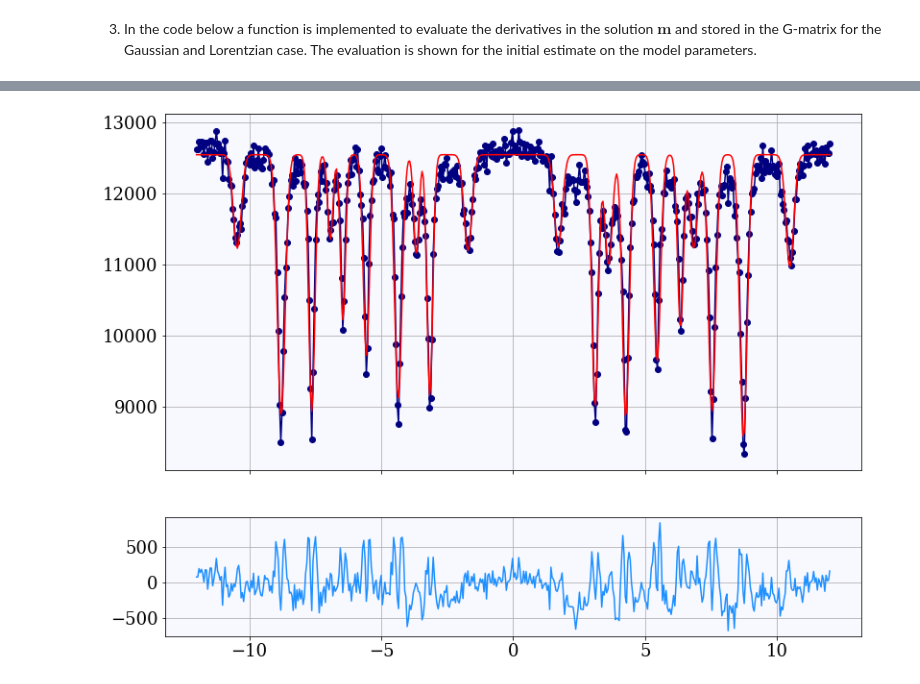
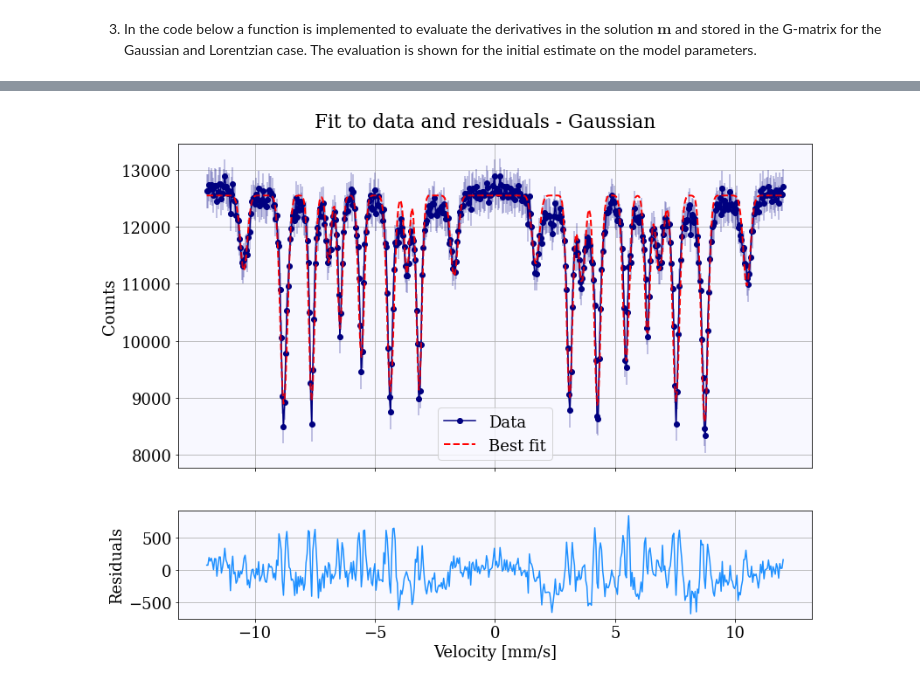
Before and after one commit to Emilie-Jessen/Inverse-Problems, a Jupyter notebook: Assignment_03/Assignment03.ipynb, the cells around one changed output, grey strips where cells are left out. Saved outputs shown, nothing was run; the diff lists cells and outputs as text; code cells hidden in the pictures.

```diff
--- a/Assignment_03/Assignment03.ipynb
+++ b/Assignment_03/Assignment03.ipynb
@@ -216,8 +229,7 @@ fig.tight_layout();
 # Data covariance matrix - assuming uncorrelated data
 C_D = np.diag(yerr**2)
 
-
-# Estimating correlation between parameters
+# Estimating correlation between the width and area of the peaks
 corr_val = 1e-5
 corr_M = np.array([np.array([0, 1, 0]),
                    np.array([1, 0, 0]),
@@ -225,26 +237,27 @@ corr_M = np.array([np.array([0, 1, 0]),
 corr = np.kron(np.eye(20), corr_M)
 
 
-# Esimating the uncertainties in the parameters as percentages of the initial guess
-sigma_A_Gauss = A0 * 0.05
-sigma_A_Lorentz = A0_L * 0.05
-sigma_f = f0 * 0.02
-sigma_c = c0 * 0.03
+# Esimating the uncertainties in the parameter values as percentages of the initial guess
+sigma_A_Gauss = A0 * 0.04
+sigma_A_Lorentz = A0_L * 0.04
+sigma_f = f0 * 0.01
+sigma_c = c0 * 0.02
 
+# Creating the covariance matrices for the model parameters as a sum of the diagonal matrix of the uncertainties and the correlation matrix
 C_M_Gauss = np.diag(np.array([sigma_A_Gauss**2, sigma_f**2, sigma_c**2]).reshape(3,20).T.flatten()) + corr
 C_M_Lorentz = np.diag(np.array([sigma_A_Lorentz**2, sigma_f**2, sigma_c**2]).reshape(3,20).T.flatten()) + corr
 
 
 # Visaualising the covariance matrices
-fig, ax = plt.subplots(ncols=3, figsize=(16, 4))
+fig, ax = plt.subplots(ncols=3, figsize=(17, 5))
 
-im1 = ax[0].imshow(C_D, aspect='auto')
+im1 = ax[0].imshow(C_D, cmap='Blues', aspect='auto')
 ax[0].set(title=r'$C_D$')
 
-im2 = ax[1].imshow(C_M_Gauss, aspect='auto')
+im2 = ax[1].imshow(C_M_Gauss, cmap='Reds', aspect='auto')
 ax[1].set(title=r'$C_M$ - Gaussian')
 
-im3 = ax[2].imshow(C_M_Lorentz, aspect='auto')
+im3 = ax[2].imshow(C_M_Lorentz, cmap='Greens', aspect='auto')
 ax[2].set(title=r'$C_M$ - Lorentzian')
 
 fig.colorbar(im1, ax=ax[0])
@@ -256,5 +280,6 @@ fig.tight_layout();
 # %%
 def steepest_descent(x, y, m0, epsilon, max_iter, peak_shape='Gauss'):
+    """Function that returns the model parameters and the residuals for the steepest descent method."""
 
     m = m0.copy()
     resi = []
@@ -274,4 +299,5 @@ def steepest_descent(x, y, m0, epsilon, max_iter, peak_shape='Gauss'):
 
     return m, resi
 # %%
-m_best_G, fit_resi_G = steepest_descent(x, y, m0, 1e-4, 5000, 'Gauss')
+# Running the steepest descent method for the Gaussian peaks
+m_best_G, all_resi_G = steepest_descent(x, y, m0, 5e-4, 5000, 'Gauss')
@@ -278,11 +318,18 @@ m_best_G, fit_resi_G = steepest_descent(x, y, m0, 1e-4, 5000, 'Gauss')
 # %%
+# Visualising the fit to the data and the residuals:
 fit_G = fit_data(x, m_best_G, 'Gauss')
 resi_G = y - fit_G
 
 fig, ax = plt.subplots(nrows=2, figsize=(13, 10), sharex=True, gridspec_kw={'height_ratios': [3, 1]})
+title = fig.suptitle('Fit to data and residuals - Gaussian', y=0.93)
+
 ax[0].plot(x, y, '-o', label='Data', color='navy')
-ax[0].plot(x, fit_G, label='Best fit', color='red')
-
-ax[1].plot(x, resi_G, '-', color='dodgerblue');
+ax[0].plot(x, fit_G, '--', lw=2, label='Best fit', color='red')
+ax[0].set(ylabel='Counts')
+ax[0].errorbar(x, y, yerr=yerr, color='navy', alpha=0.3)
+ax[0].legend()
+ax[1].plot(x, resi_G, '-', color='dodgerblue')
+ax[1].set(ylabel='Residuals',
+          xlabel='Velocity [mm/s]');
 # %% [output]
-[figure, old version]
+[figure, new version]
```
Also changed, not shown: parts of 19 cells of this notebook, 2 other files.
